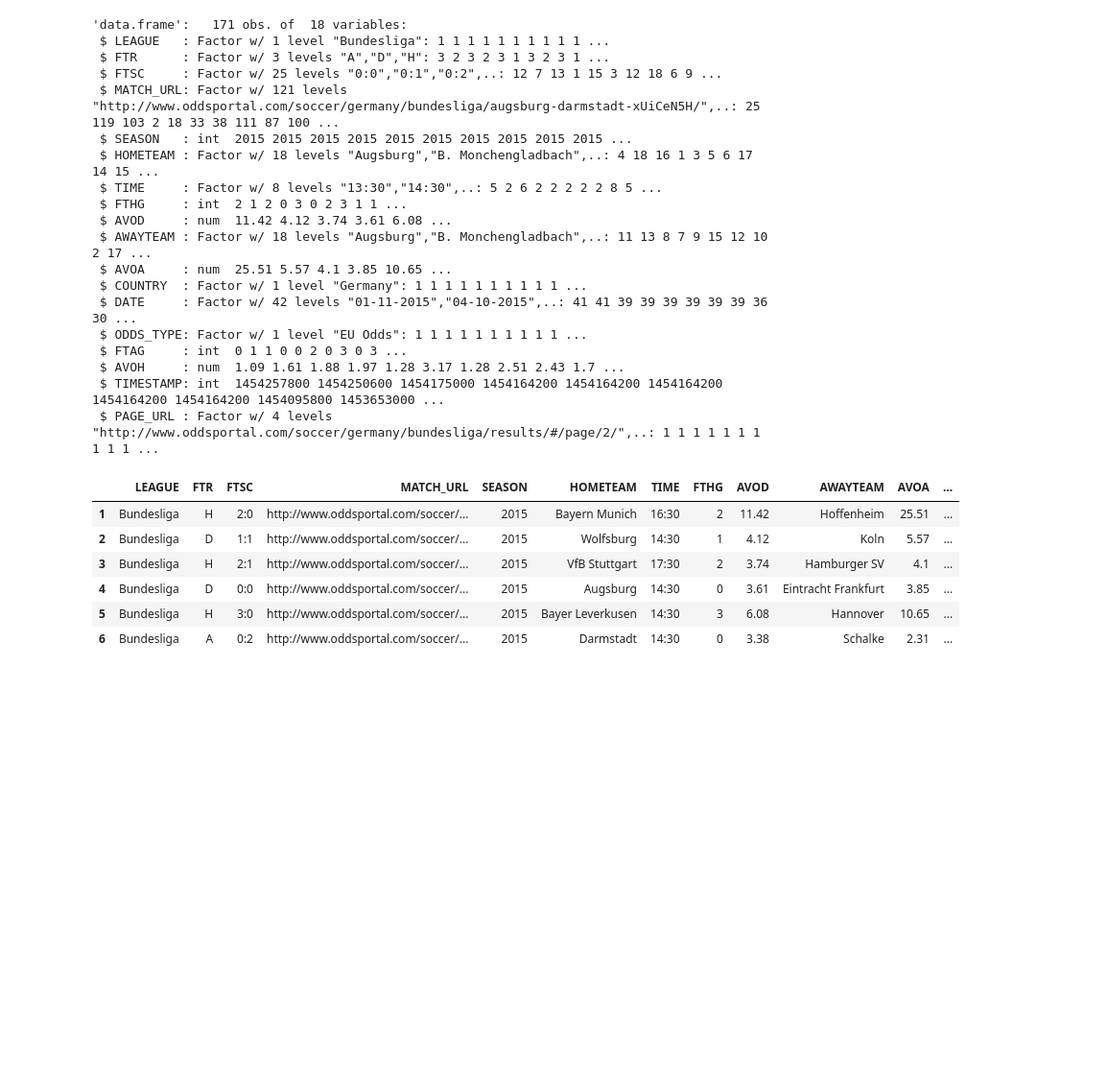
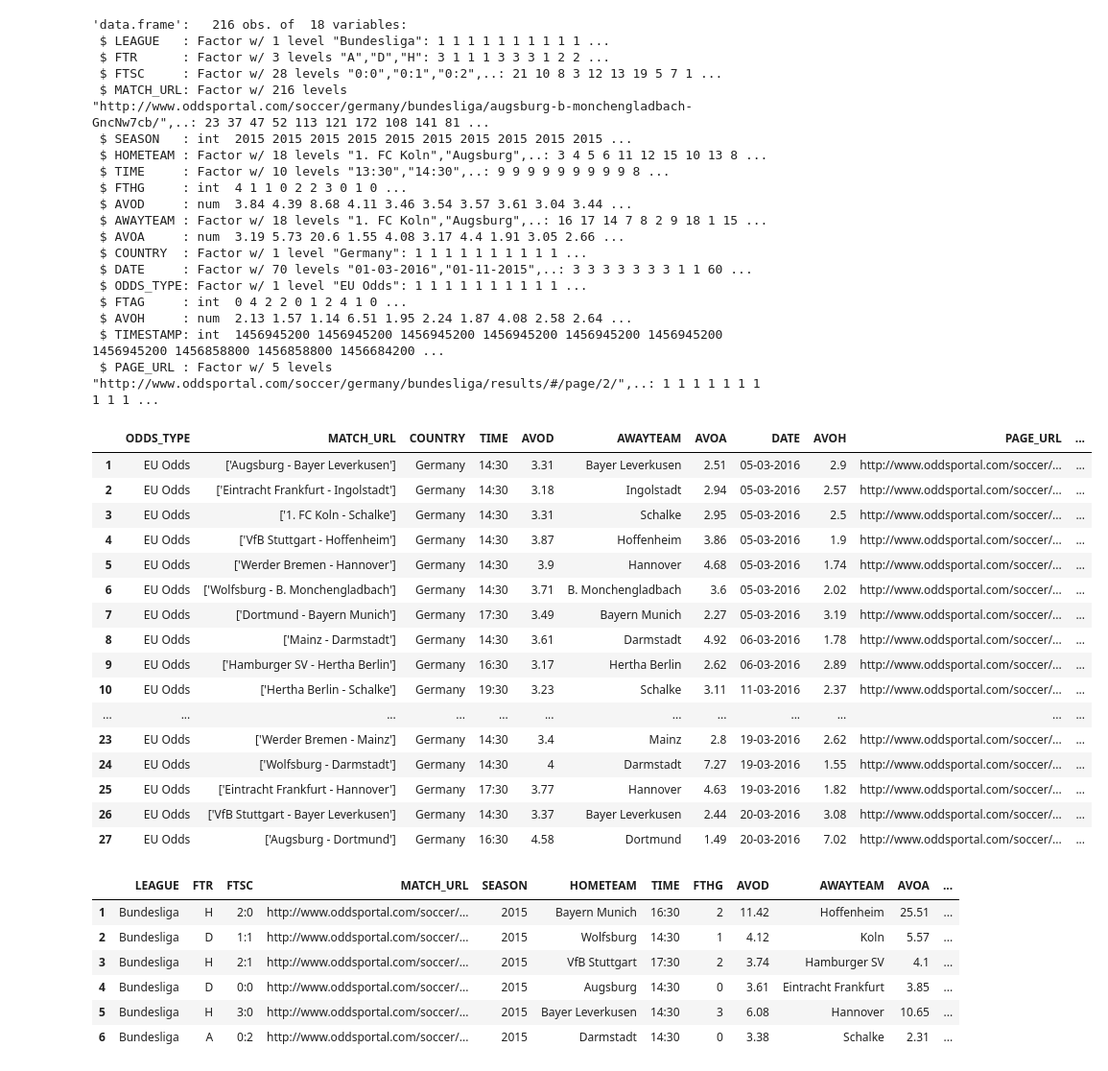
Before and after one commit to bethe/livemanagerstats, a Jupyter notebook: Odds.R.ipynb, the cells around one changed output. Shown: that part at 96% size. Saved outputs shown, nothing was run; the diff lists cells and outputs as text; code cells hidden in the pictures; blank space fills up the shorter version.

Commit message:
Add Oddsscraper for next matches

```diff
--- a/Odds.R.ipynb
+++ b/Odds.R.ipynb
@@ -3,27 +3,48 @@ setwd("~/Projects/livemanager")
 load("plm.RData")
 # %%
 odds <- read.csv("data/match_odds.csv")
+next_odds <- read.csv("data/next_match_odds.csv")
 str(odds)
 # %% [output]
-'data.frame':   171 obs. of  18 variables:
+'data.frame':   216 obs. of  18 variables:
  $ LEAGUE   : Factor w/ 1 level "Bundesliga": 1 1 1 1 1 1 1 1 1 1 ...
- $ FTR      : Factor w/ 3 levels "A","D","H": 3 2 3 2 3 1 3 2 3 1 ...
- $ FTSC     : Factor w/ 25 levels "0:0","0:1","0:2",..: 12 7 13 1 15 3 12 18 6 9 ...
- $ MATCH_URL: Factor w/ 121 levels "http://www.oddsportal.com/soccer/germany/bundesliga/augsburg-darmstadt-xUiCeN5H/",..: 25 119 103 2 18 33 38 111 87 100 ...
+ $ FTR      : Factor w/ 3 levels "A","D","H": 3 1 1 1 3 3 3 1 2 2 ...
+ $ FTSC     : Factor w/ 28 levels "0:0","0:1","0:2",..: 21 10 8 3 12 13 19 5 7 1 ...
+ $ MATCH_URL: Factor w/ 216 levels "http://www.oddsportal.com/soccer/germany/bundesliga/augsburg-b-monchengladbach-GncNw7cb/",..: 23 37 47 52 113 121 172 108 141 81 ...
  $ SEASON   : int  2015 2015 2015 2015 2015 2015 2015 2015 2015 2015 ...
- $ HOMETEAM : Factor w/ 18 levels "Augsburg","B. Monchengladbach",..: 4 18 16 1 3 5 6 17 14 15 ...
- $ TIME     : Factor w/ 8 levels "13:30","14:30",..: 5 2 6 2 2 2 2 2 8 5 ...
- $ FTHG     : int  2 1 2 0 3 0 2 3 1 1 ...
- $ AVOD     : num  11.42 4.12 3.74 3.61 6.08 ...
- $ AWAYTEAM : Factor w/ 18 levels "Augsburg","B. Monchengladbach",..: 11 13 8 7 9 15 12 10 2 17 ...
- $ AVOA     : num  25.51 5.57 4.1 3.85 10.65 ...
+ $ HOMETEAM : Factor w/ 18 levels "1. FC Koln","Augsburg",..: 3 4 5 6 11 12 15 10 13 8 ...
+ $ TIME     : Factor w/ 10 levels "13:30","14:30",..: 9 9 9 9 9 9 9 9 9 8 ...
+ $ FTHG     : int  4 1 1 0 2 2 3 0 1 0 ...
+ $ AVOD     : num  3.84 4.39 8.68 4.11 3.46 3.54 3.57 3.61 3.04 3.44 ...
+ $ AWAYTEAM : Factor w/ 18 levels "1. FC Koln","Augsburg",..: 16 17 14 7 8 2 9 18 1 15 ...
+ $ AVOA     : num  3.19 5.73 20.6 1.55 4.08 3.17 4.4 1.91 3.05 2.66 ...
  $ COUNTRY  : Factor w/ 1 level "Germany": 1 1 1 1 1 1 1 1 1 1 ...
- $ DATE     : Factor w/ 42 levels "01-11-2015","04-10-2015",..: 41 41 39 39 39 39 39 39 36 30 ...
+ $ DATE     : Factor w/ 70 levels "01-03-2016","01-11-2015",..: 3 3 3 3 3 3 3 1 1 60 ...
  $ ODDS_TYPE: Factor w/ 1 level "EU Odds": 1 1 1 1 1 1 1 1 1 1 ...
- $ FTAG     : int  0 1 1 0 0 2 0 3 0 3 ...
- $ AVOH     : num  1.09 1.61 1.88 1.97 1.28 3.17 1.28 2.51 2.43 1.7 ...
- $ TIMESTAMP: int  1454257800 1454250600 1454175000 1454164200 1454164200 1454164200 1454164200 1454164200 1454095800 1453653000 ...
- $ PAGE_URL : Factor w/ 4 levels "http://www.oddsportal.com/soccer/germany/bundesliga/results/#/page/2/",..: 1 1 1 1 1 1 1 1 1 1 ...
+ $ FTAG     : int  0 4 2 2 0 1 2 4 1 0 ...
+ $ AVOH     : num  2.13 1.57 1.14 6.51 1.95 2.24 1.87 4.08 2.58 2.64 ...
+ $ TIMESTAMP: int  1456945200 1456945200 1456945200 1456945200 1456945200 1456945200 1456945200 1456858800 1456858800 1456684200 ...
+ $ PAGE_URL : Factor w/ 5 levels "http://www.oddsportal.com/soccer/germany/bundesliga/results/#/page/2/",..: 1 1 1 1 1 1 1 1 1 1 ...
+# %%
+next_odds
+# %% [output]
+|  | ODDS_TYPE | MATCH_URL | COUNTRY | TIME | AVOD | AWAYTEAM | AVOA | DATE | AVOH | PAGE_URL | ... |
+| 1 | EU Odds | ['Augsburg - Bayer Leverkusen'] | Germany | 14:30 | 3.31 | Bayer Leverkusen | 2.51 | 05-03-2016 | 2.9 | http://www.oddsportal.com/soccer/... | ... |
+| 2 | EU Odds | ['Eintracht Frankfurt - Ingolstadt'] | Germany | 14:30 | 3.18 | Ingolstadt | 2.94 | 05-03-2016 | 2.57 | http://www.oddsportal.com/soccer/... | ... |
+| 3 | EU Odds | ['1. FC Koln - Schalke'] | Germany | 14:30 | 3.31 | Schalke | 2.95 | 05-03-2016 | 2.5 | http://www.oddsportal.com/soccer/... | ... |
+| 4 | EU Odds | ['VfB Stuttgart - Hoffenheim'] | Germany | 14:30 | 3.87 | Hoffenheim | 3.86 | 05-03-2016 | 1.9 | http://www.oddsportal.com/soccer/... | ... |
+| 5 | EU Odds | ['Werder Bremen - Hannover'] | Germany | 14:30 | 3.9 | Hannover | 4.68 | 05-03-2016 | 1.74 | http://www.oddsportal.com/soccer/... | ... |
+| 6 | EU Odds | ['Wolfsburg - B. Monchengladbach'] | Germany | 14:30 | 3.71 | B. Monchengladbach | 3.6 | 05-03-2016 | 2.02 | http://www.oddsportal.com/soccer/... | ... |
+| 7 | EU Odds | ['Dortmund - Bayern Munich'] | Germany | 17:30 | 3.49 | Bayern Munich | 2.27 | 05-03-2016 | 3.19 | http://www.oddsportal.com/soccer/... | ... |
+| 8 | EU Odds | ['Mainz - Darmstadt'] | Germany | 14:30 | 3.61 | Darmstadt | 4.92 | 06-03-2016 | 1.78 | http://www.oddsportal.com/soccer/... | ... |
+| 9 | EU Odds | ['Hamburger SV - Hertha Berlin'] | Germany | 16:30 | 3.17 | Hertha Berlin | 2.62 | 06-03-2016 | 2.89 | http://www.oddsportal.com/soccer/... | ... |
+| 10 | EU Odds | ['Hertha Berlin - Schalke'] | Germany | 19:30 | 3.23 | Schalke | 3.11 | 11-03-2016 | 2.37 | http://www.oddsportal.com/soccer/... | ... |
+| ... | ... | ... | ... | ... | ... | ... | ... | ... | ... | ... | ... |
+| 23 | EU Odds | ['Werder Bremen - Mainz'] | Germany | 14:30 | 3.4 | Mainz | 2.8 | 19-03-2016 | 2.62 | http://www.oddsportal.com/soccer/... | ... |
+| 24 | EU Odds | ['Wolfsburg - Darmstadt'] | Germany | 14:30 | 4 | Darmstadt | 7.27 | 19-03-2016 | 1.55 | http://www.oddsportal.com/soccer/... | ... |
+| 25 | EU Odds | ['Eintracht Frankfurt - Hannover'] | Germany | 17:30 | 3.77 | Hannover | 4.63 | 19-03-2016 | 1.82 | http://www.oddsportal.com/soccer/... | ... |
+| 26 | EU Odds | ['VfB Stuttgart - Bayer Leverkusen'] | Germany | 14:30 | 3.37 | Bayer Leverkusen | 2.44 | 20-03-2016 | 3.08 | http://www.oddsportal.com/soccer/... | ... |
+| 27 | EU Odds | ['Augsburg - Dortmund'] | Germany | 16:30 | 4.58 | Dortmund | 1.49 | 20-03-2016 | 7.02 | http://www.oddsportal.com/soccer/... | ... |
 # %%
 temp <- head(odds)
 temp
```
Also changed, not shown: parts of 2 cells of this notebook, 8 other files.
